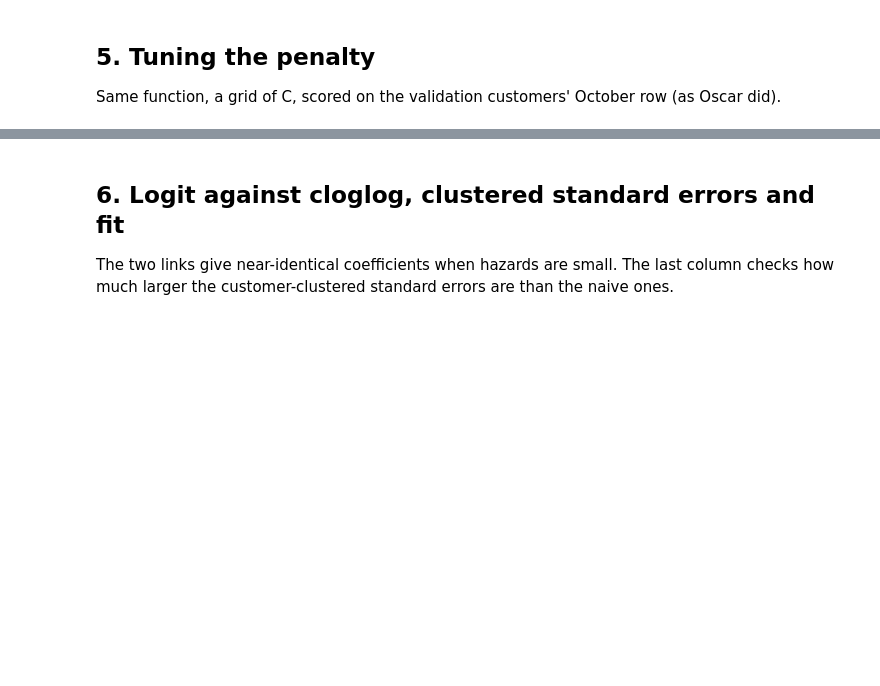
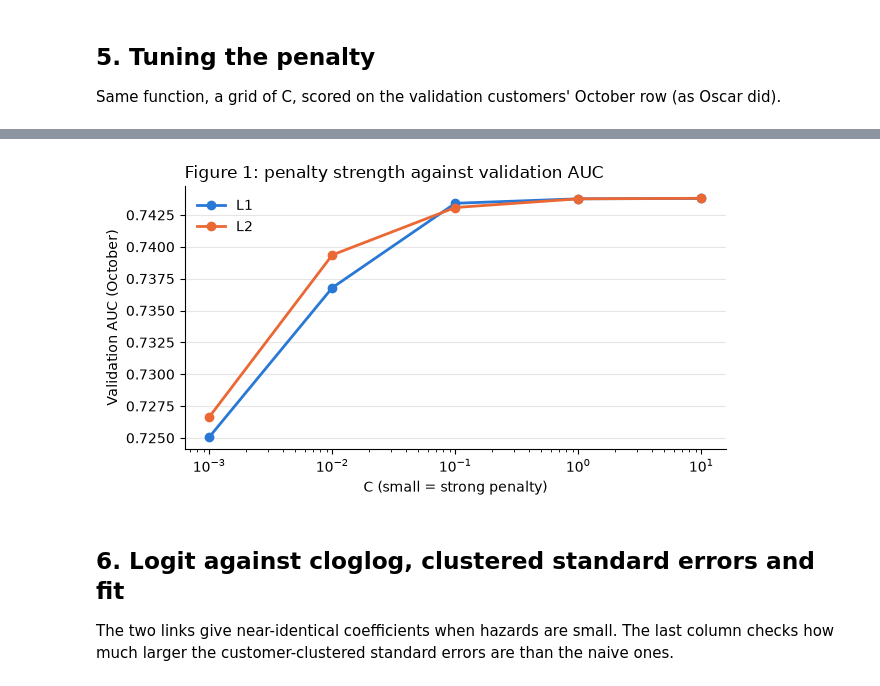
Before and after one commit to Oscar339/dst-sprint1, a Jupyter notebook: Alex/modelling/01-hazard-models.ipynb, the cells around one changed output, grey strips where cells are left out. Saved outputs shown, nothing was run; the diff lists cells and outputs as text; code cells hidden in the pictures; blank space fills up the shorter version.

```diff
--- a/Alex/modelling/01-hazard-models.ipynb
+++ b/Alex/modelling/01-hazard-models.ipynb
@@ -180,17 +225,20 @@ tuning.round(4)
 # %%
 fig, ax = plt.subplots(figsize=(6.5, 3.6))
 for penalty, colour in (("l1", "#2a78d6"), ("l2", "#eb6834")):
     sub = tuning[tuning["penalty"] == penalty]
     ax.plot(sub["C"], sub["AUC"], marker="o", markersize=6, linewidth=2, color=colour, label=penalty.upper())
 ax.set_xscale("log")
 ax.set_xlabel("C (small = strong penalty)")
 ax.set_ylabel("Validation AUC (October)")
 ax.set_title("Figure 1: penalty strength against validation AUC", loc="left")
 ax.spines[["top", "right"]].set_visible(False)
 ax.grid(axis="y", color="#e5e5e5")
+ax.set_axisbelow(True)
 ax.legend(frameon=False)
 fig.tight_layout()
 plt.show()
+# %% [output]
+[figure, added]
 # %% [markdown]
 ## 6. Logit against cloglog, clustered standard errors and fit
 
```
Also changed, not shown: parts of 8 cells of this notebook, 1 other file.
